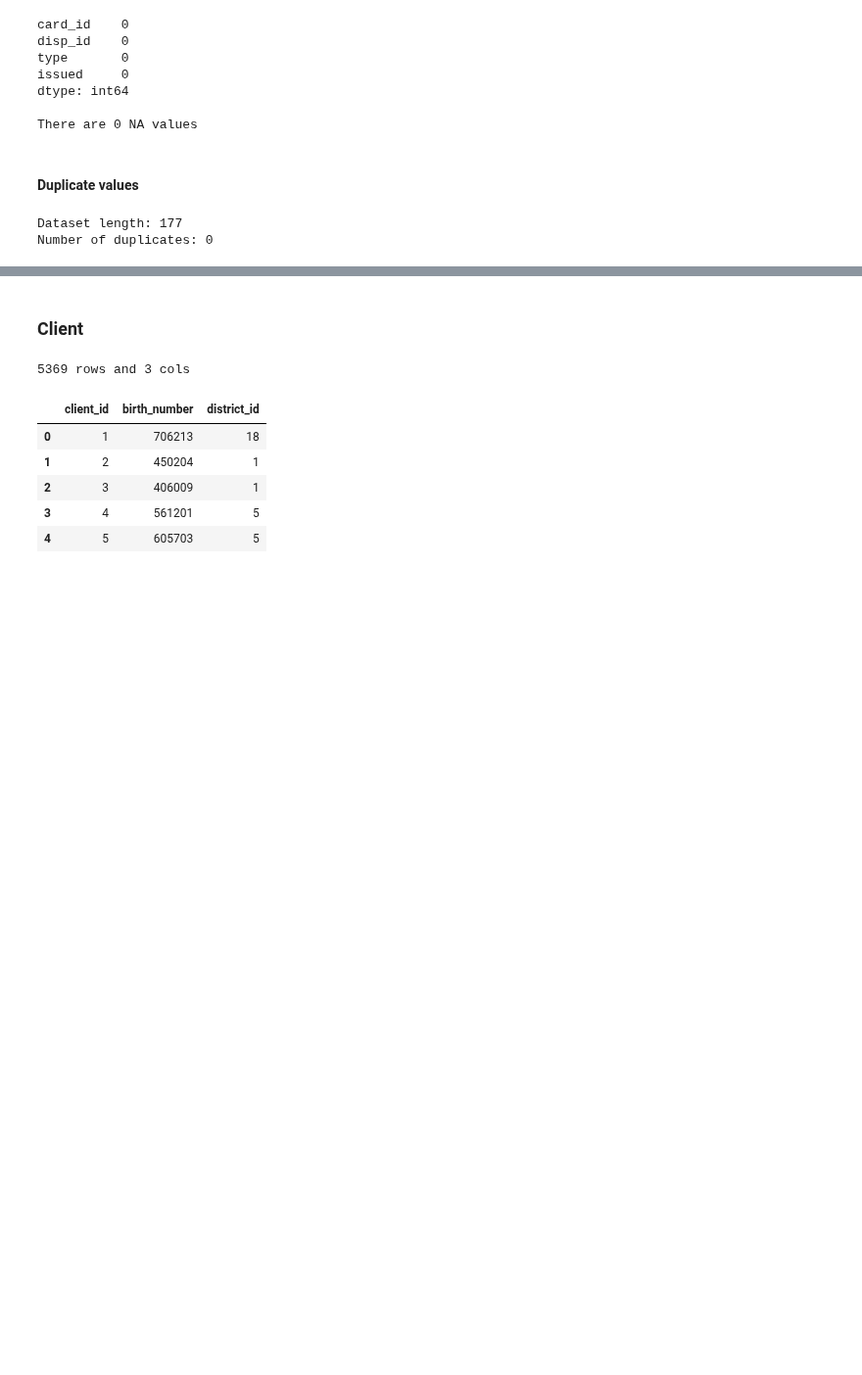
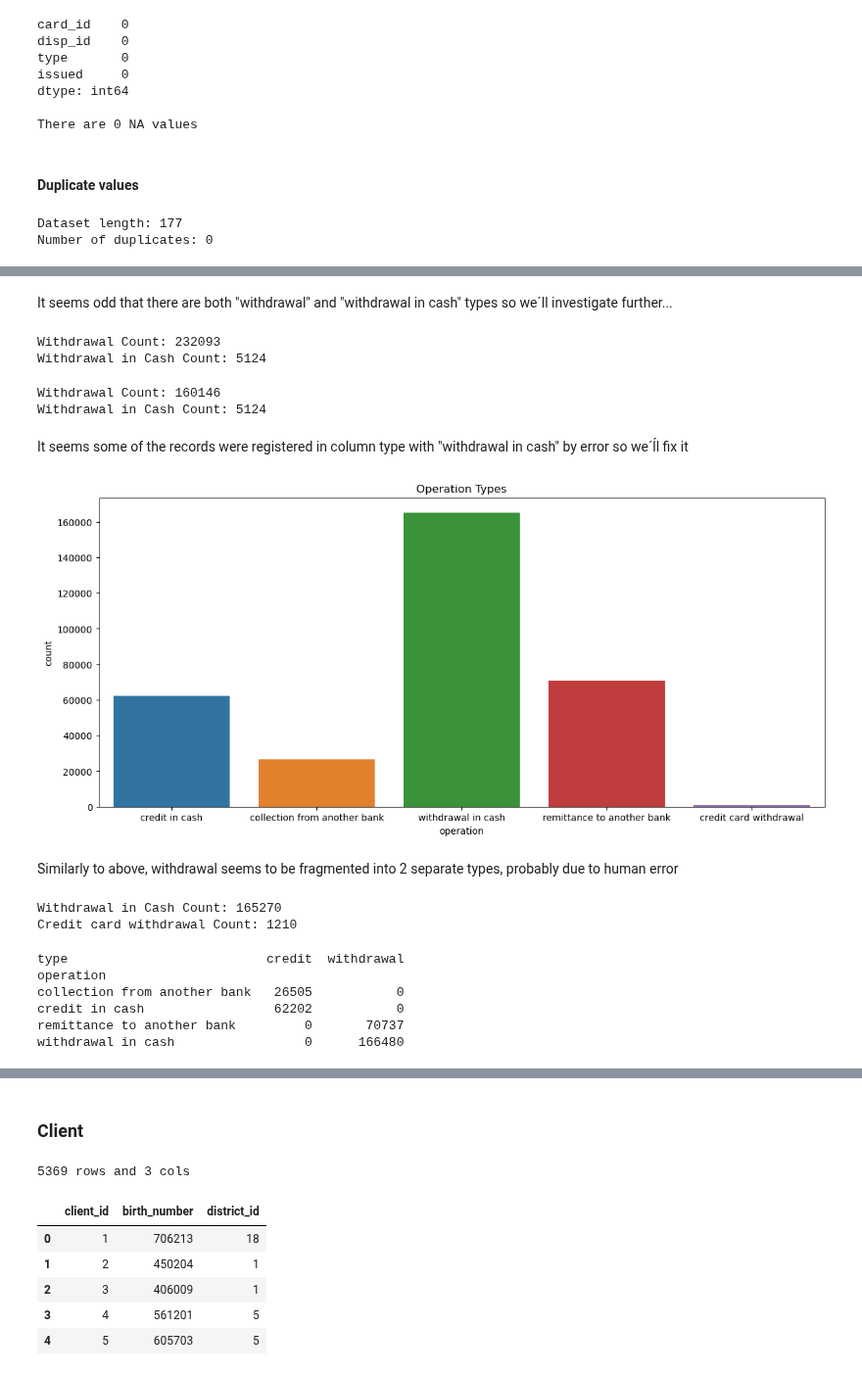
Before and after one commit to DanielaTomas/FCUP-DM1, a Jupyter notebook: DM1.ipynb, the cells around one changed output, grey strips where cells are left out. Shown at 98% size. Cells and saved outputs as stored; diff of their text form; code cells hidden in the pictures; blank space fills up the shorter version.

Commit message:
data analysis stuff

```diff
--- a/DM1.ipynb
+++ b/DM1.ipynb
@@ -153,0 +201,51 @@ Number of duplicates: 0
+# %% [markdown]
+It seems odd that there are both "withdrawal" and "withdrawal in cash" types so we´ll investigate further...
+# %%
+type_counts = trans_dev['type'].value_counts()
+
+withdrawal_count = type_counts.get('withdrawal', 0)
+withdrawal_in_cash_count = type_counts.get('withdrawal in cash', 0)
+
+print("Withdrawal Count:", withdrawal_count)
+print("Withdrawal in Cash Count:", withdrawal_in_cash_count)
+# %% [output]
+Withdrawal Count: 232093
+Withdrawal in Cash Count: 5124
+# %%
+withdrawals = trans_dev[trans_dev['operation'] == 'withdrawal in cash']
+
+type_counts_filtered = withdrawals['type'].value_counts()
+
+withdrawal_count = type_counts_filtered.get('withdrawal', 0)
+withdrawal_in_cash_count = type_counts_filtered.get('withdrawal in cash', 0)
+
+print("Withdrawal Count:", withdrawal_count)
+print("Withdrawal in Cash Count:", withdrawal_in_cash_count)
+# %% [output]
+Withdrawal Count: 160146
+Withdrawal in Cash Count: 5124
+# %% [markdown]
+It seems some of the records were registered in column type with "withdrawal in cash" by error so we´ĺl fix it
+# %%
+trans_dev['type'] = trans_dev['type'].replace('withdrawal in cash', 'withdrawal')
+# %%
+plt.figure(figsize=(14, 6))
+sns.countplot(x="operation", data=trans_dev)
+plt.title("Operation Types")
+plt.xlabel("operation")
+plt.show()
+# %% [output]
+[figure, added]
+# %% [markdown]
+Similarly to above, withdrawal seems to be fragmented into 2 separate types, probably due to human error
+# %%
+type_counts = trans_dev['operation'].value_counts()
+
+withdrawal_in_cash_count = type_counts.get('withdrawal in cash', 0)
+credit_card_withdrawal_count = type_counts.get('credit card withdrawal', 0)
+
+print("Withdrawal in Cash Count:", withdrawal_in_cash_count)
+print("Credit card withdrawal Count:", credit_card_withdrawal_count)
+# %% [output]
+Withdrawal in Cash Count: 165270
+Credit card withdrawal Count: 1210
@@ -153,0 +254,11 @@ Number of duplicates: 0
+# %%
+cross_tab = pd.crosstab(trans_dev['operation'], trans_dev['type'])
+
+print(cross_tab)
+# %% [output]
+type                          credit  withdrawal
+operation
+collection from another bank   26505           0
+credit in cash                 62202           0
+remittance to another bank         0       70737
+withdrawal in cash                 0      166480
```
Also changed, not shown: parts of 40 cells of this notebook.
